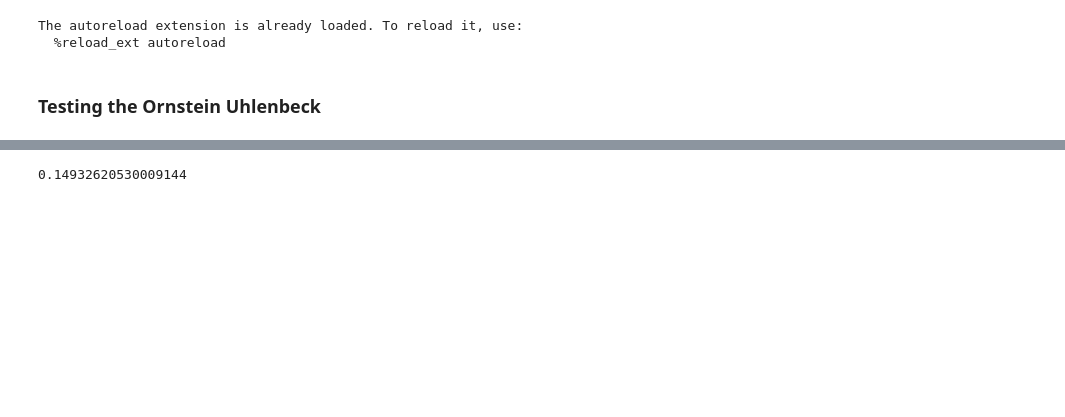
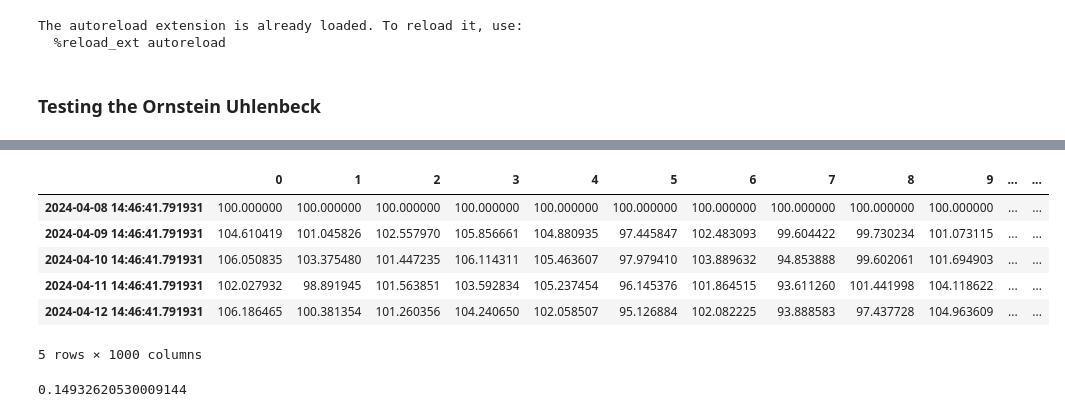
Before and after one commit to PascalLemieux/Paths-Generation, a Jupyter notebook: notebooks/processes.ipynb, the cells around one changed output, grey strips where cells are left out. Drawn from its saved outputs; the diff is of its cells as text; code cells hidden in the pictures; blank space fills up the shorter version.

```diff
--- a/notebooks/processes.ipynb
+++ b/notebooks/processes.ipynb
@@ -51,0 +59,2 @@ ou_paths.iloc[:, 0:5].plot()
+# %%
+df_out = ou_output.to_datetime_index()
@@ -52,3 +63,13 @@ ou_paths.iloc[:, 0:5].plot()
+# %%
+df_out.head()
+# %% [output]
+|  | 0 | 1 | 2 | 3 | 4 | 5 | 6 | 7 | 8 | 9 | ... | ... |
+| 2024-04-08 14:46:41.791931 | 100.000000 | 100.000000 | 100.000000 | 100.000000 | 100.000000 | 100.000000 | 100.000000 | 100.000000 | 100.000000 | 100.000000 | ... | ... |
+| 2024-04-09 14:46:41.791931 | 104.610419 | 101.045826 | 102.557970 | 105.856661 | 104.880935 | 97.445847 | 102.483093 | 99.604422 | 99.730234 | 101.073115 | ... | ... |
+| 2024-04-10 14:46:41.791931 | 106.050835 | 103.375480 | 101.447235 | 106.114311 | 105.463607 | 97.979410 | 103.889632 | 94.853888 | 99.602061 | 101.694903 | ... | ... |
+| 2024-04-11 14:46:41.791931 | 102.027932 | 98.891945 | 101.563851 | 103.592834 | 105.237454 | 96.145376 | 101.864515 | 93.611260 | 101.441998 | 104.118622 | ... | ... |
+| 2024-04-12 14:46:41.791931 | 106.186465 | 100.381354 | 101.260356 | 104.240650 | 102.058507 | 95.126884 | 102.082225 | 93.888583 | 97.437728 | 104.963609 | ... | ... |
+5 rows × 1000 columns
 # %%
 ou.theoretical_expectation()
 # %% [output]
```
Also changed, not shown: parts of 18 cells of this notebook, 5 other files.
